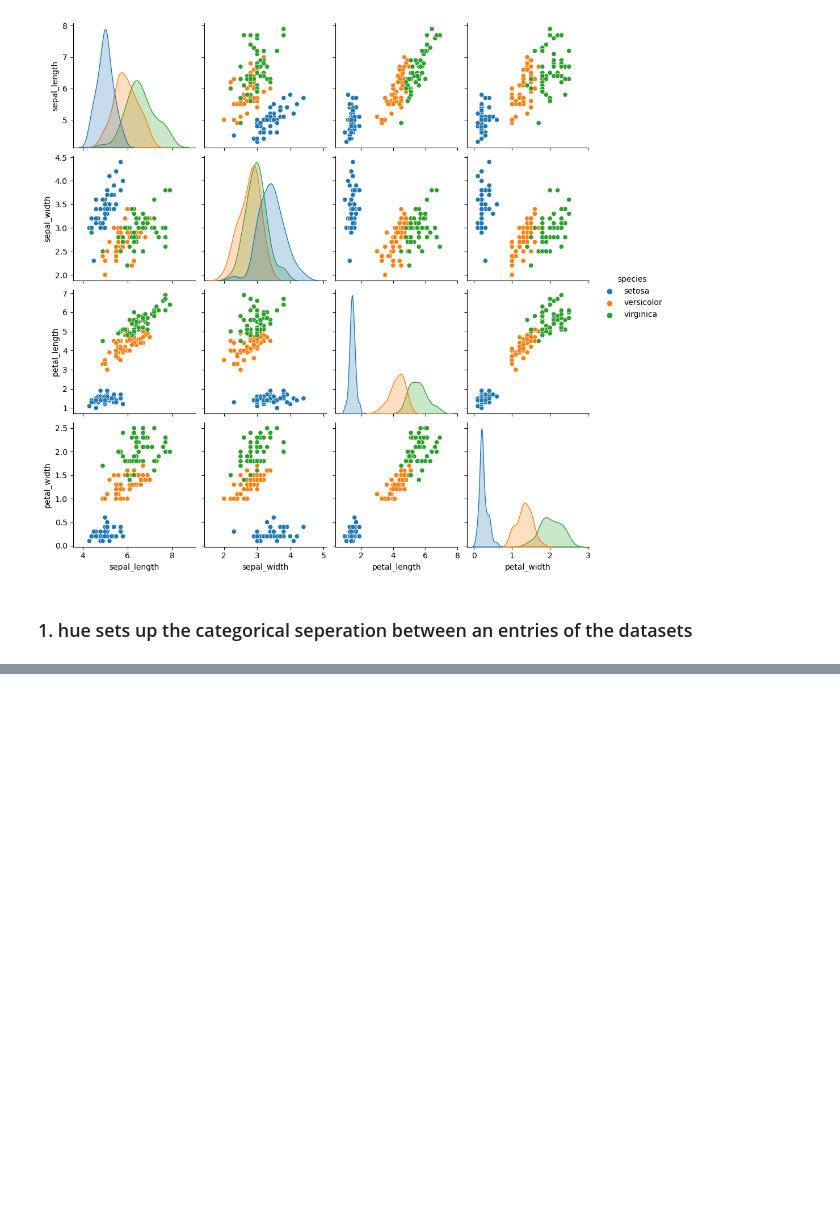
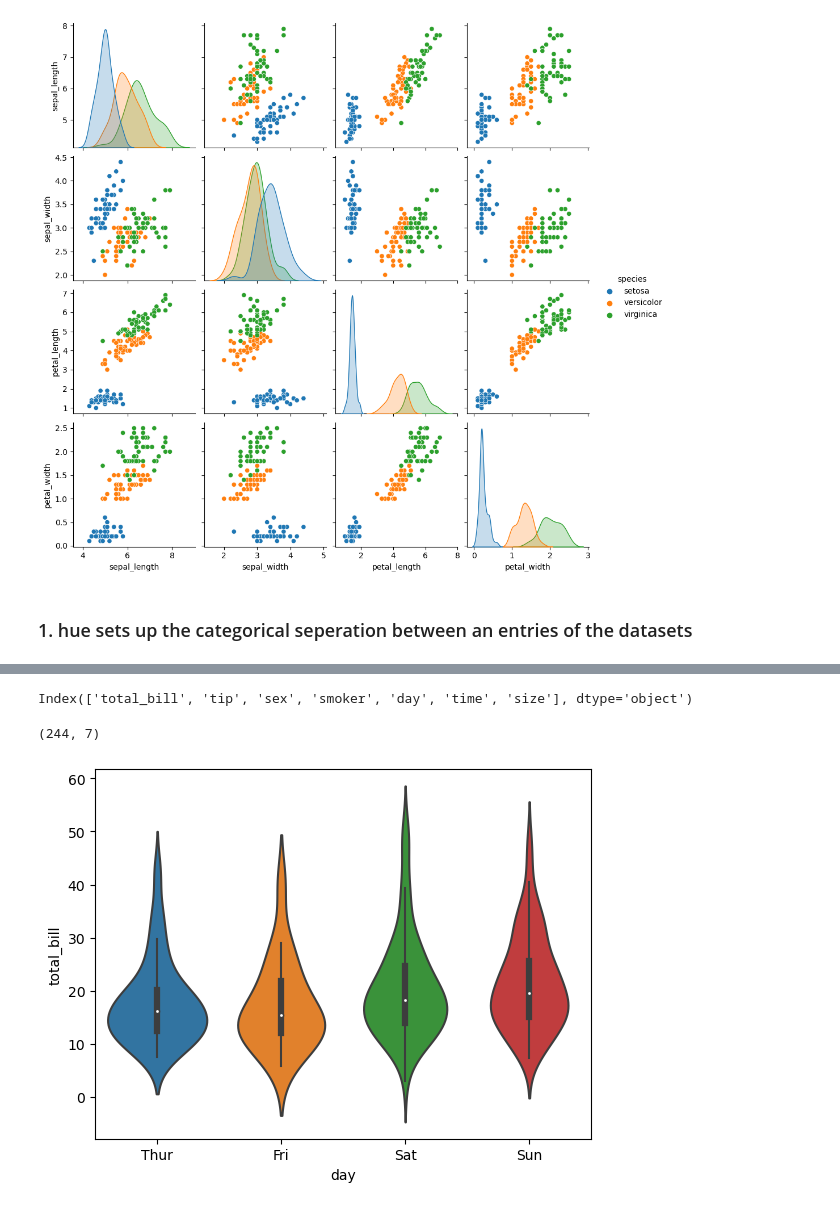
Before and after one commit to deAlgorithm/Data_Mining, a Jupyter notebook: Notebooks/Data Visualization 2.ipynb, the cells around one changed output, grey strips where cells are left out. Cells and saved outputs as stored; diff of their text form; code cells hidden in the pictures; blank space fills up the shorter version.

```diff
--- a/Notebooks/Data Visualization 2.ipynb
+++ b/Notebooks/Data Visualization 2.ipynb
@@ -220,0 +258,3 @@ plt.show()
+# %%
+df = sns.load_dataset("tips")
+df.head()
@@ -220,0 +268,13 @@ plt.show()
+# %%
+df.columns
+# %% [output]
+Index(['total_bill', 'tip', 'sex', 'smoker', 'day', 'time', 'size'], dtype='object')
+# %%
+df.shape
+# %% [output]
+(244, 7)
+# %%
+sns.violinplot(x='day',y='total_bill',data=df)
+plt.show()
+# %% [output]
+[figure, added]
```
Also changed, not shown: parts of 9 cells of this notebook.
